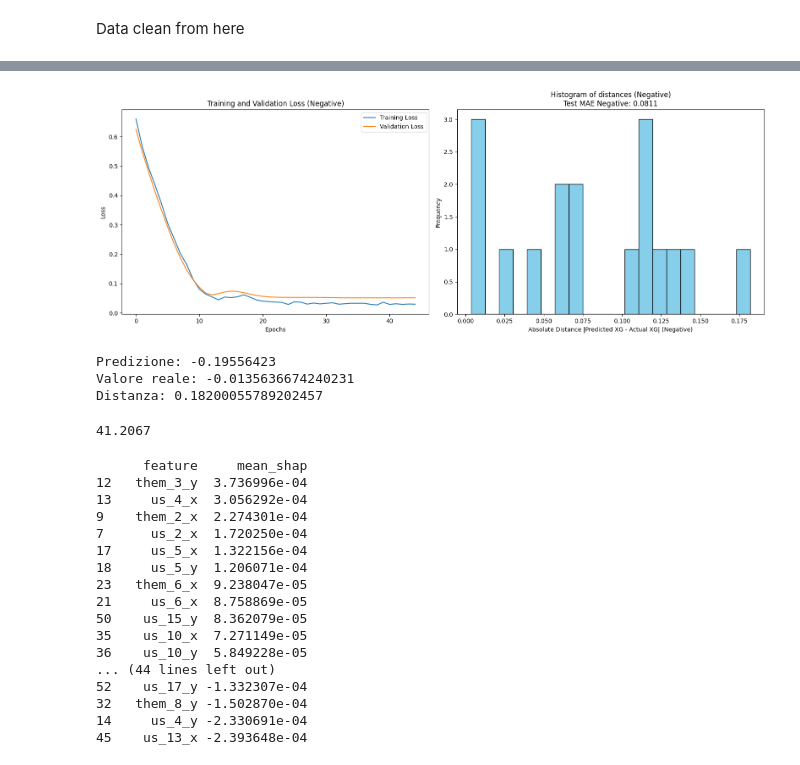
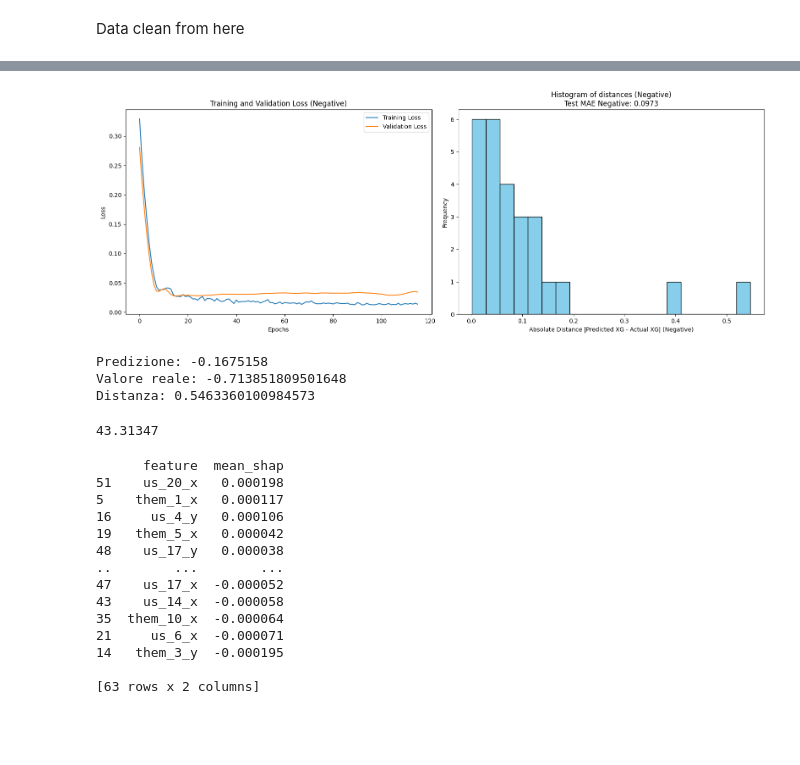
Before and after one commit to adiguzeldeniz/ekip_makine, a Jupyter notebook: RNN_to_sequence_by_number.ipynb, the cells around one changed output, grey strips where cells are left out. Cells and saved outputs as stored; diff of their text form; code cells hidden in the pictures; blank space fills up the shorter version.

```diff
--- a/RNN_to_sequence_by_number.ipynb
+++ b/RNN_to_sequence_by_number.ipynb
@@ -185,4 +195,4 @@ dist_l = []
 # %%
-tXG_all = pd.read_csv('XGData_sequencies_FCK.csv')
+tXG_all = pd.read_csv('XGData_sequencies_AAB.csv')
 print(tXG_all.shape)
 # %% [output]
@@ -294,12 +304,12 @@ x = LSTM(64, return_sequences=False)(x)
 x = Dropout(0.1)(x)
 x = Dense(64, activation='relu')(x)
 x = Dropout(0.1)(x)
-x = Dense(32, activation='relu')(x)
+x = Dense(64, activation='relu')(x)
 x = Dense(16, activation='sigmoid')(x)
 outputs = Dense(1, activation='linear')(x)
 
 model_positive = Model(inputs, outputs)
-model_positive.compile(optimizer=Adam(learning_rate=0.0005), loss='mean_squared_error', metrics=['mae'])
+model_positive.compile(optimizer=Adam(learning_rate=0.0001), loss='mean_squared_error', metrics=['mae'])
 
 model_positive.fit(
     X_train_positive, y_train_positive,
@@ -309,7 +319,7 @@ model_positive.fit(
     verbose=0,
     shuffle=True,
     callbacks=[
-        keras.callbacks.EarlyStopping(monitor='val_loss', patience=10, restore_best_weights=True),
+        keras.callbacks.EarlyStopping(monitor='val_loss', patience=100, restore_best_weights=True),
         keras.callbacks.LambdaCallback(
             on_epoch_end=lambda epoch, logs:
                 print(f"Epoch {epoch + 1}: Loss = {logs['mae']}, Val Loss = {logs['val_mae']}")
@@ -434,7 +448,7 @@ x_neg = LSTM(64, return_sequences=False)(x_neg)
 x_neg = Dropout(0.1)(x_neg)
 x_neg = Dense(64, activation='relu')(x_neg)
 x_neg = Dropout(0.1)(x_neg)
-x_neg = Dense(32, activation='relu')(x_neg)
+x_neg = Dense(64, activation='relu')(x_neg)
 x_neg = Dense(16, activation='sigmoid')(x_neg)
 outputs_negative = Dense(1, activation=None)(x_neg)  # output lineare
 
@@ -448,7 +462,7 @@ model_negative.fit(
     verbose=0,
     shuffle=True,
     callbacks=[
-        keras.callbacks.EarlyStopping(monitor='val_loss', patience=10, restore_best_weights=True),
+        keras.callbacks.EarlyStopping(monitor='val_loss', patience=100, restore_best_weights=True),
         keras.callbacks.LambdaCallback(
             on_epoch_end=lambda epoch, logs:
                 print(f"Epoch {epoch + 1}: Loss = {logs['mae']}, Val Loss = {logs['val_mae']}")
@@ -487,4 +503,4 @@ Test Loss (negative): 0.009162439964711666, Test MAE (negative): 0.0810941979289
-[figure, old version]
+[figure, new version]
 # %%
 # Calcola le distanze assolute tra predizione e valore reale
 distances_negative = np.abs(predictions_negative.flatten() - y_test_negative)
@@ -497,13 +513,13 @@ print("Predizione:", predictions_negative[idx_max][0])
 print("Valore reale:", y_test_negative[idx_max])
 print("Distanza:", distances_negative[idx_max])
 # %% [output]
-Predizione: -0.19556423
-Valore reale: -0.0135636674240231
-Distanza: 0.18200055789202457
+Predizione: -0.1675158
+Valore reale: -0.713851809501648
+Distanza: 0.5463360100984573
 # %%
 print(np.std(X_test_negative))
 # %% [output]
-41.2067
+43.31347
 # %%
 idx = np.random.choice(X_test_negative.shape[0])
 X_sample_seq_negative = X_test_negative
@@ -526,23 +542,20 @@ importances_df_negative = pd.DataFrame({
 }).sort_values('mean_shap', ascending=False)
 print(importances_df_negative)
 # %% [output]
-      feature     mean_shap
-12   them_3_y  3.736996e-04
-13     us_4_x  3.056292e-04
-9    them_2_x  2.274301e-04
-7      us_2_x  1.720250e-04
-17     us_5_x  1.322156e-04
-18     us_5_y  1.206071e-04
-23   them_6_x  9.238047e-05
-21     us_6_x  8.758869e-05
-50    us_15_y  8.362079e-05
-35    us_10_x  7.271149e-05
-36    us_10_y  5.849228e-05
-... (44 lines left out)
-52    us_17_y -1.332307e-04
-32   them_8_y -1.502870e-04
-14     us_4_y -2.330691e-04
-45    us_13_x -2.393648e-04
+      feature  mean_shap
+51    us_20_x   0.000198
+5    them_1_x   0.000117
+16     us_4_y   0.000106
+19   them_5_x   0.000042
+48    us_17_y   0.000038
+..        ...        ...
+47    us_17_x  -0.000052
+43    us_14_x  -0.000058
+35  them_10_x  -0.000064
+21     us_6_x  -0.000071
+14   them_3_y  -0.000195
+
+[63 rows x 2 columns]
 # %%
 players_negative = [col.split('_')[1] for col in importances_df_negative.feature if 'us_' in col]
 print(players_negative)
```
Also changed, not shown: parts of 12 cells of this notebook, 18 other files.
